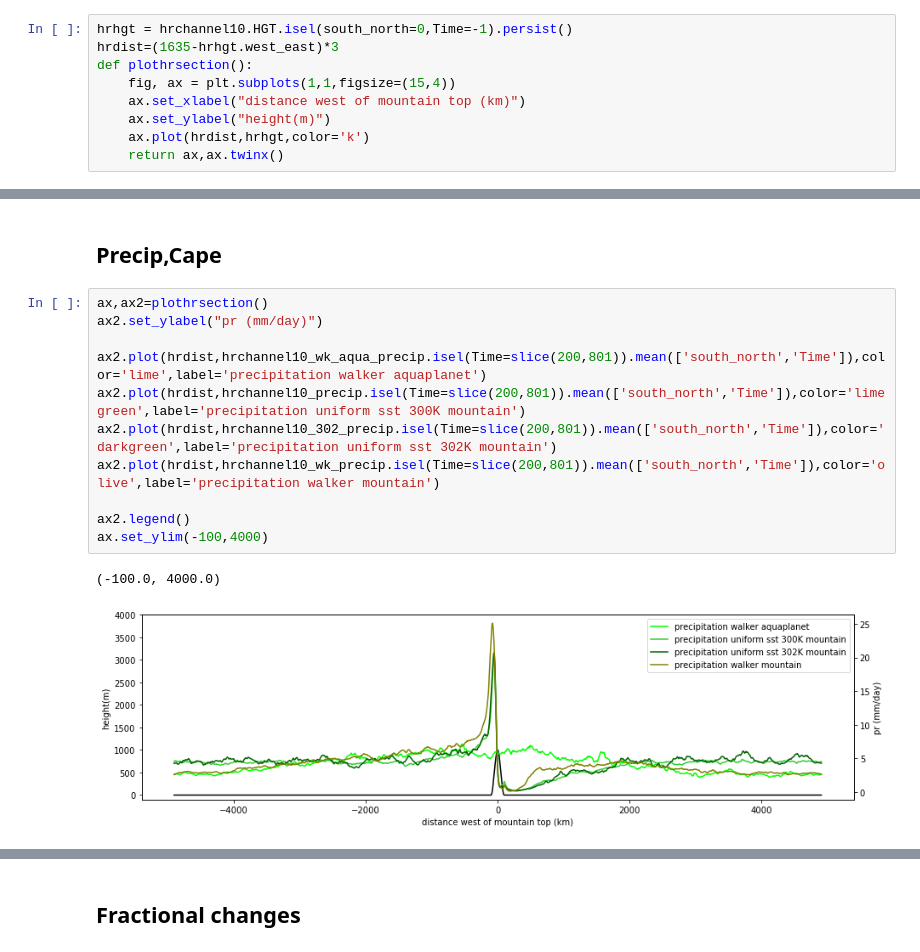
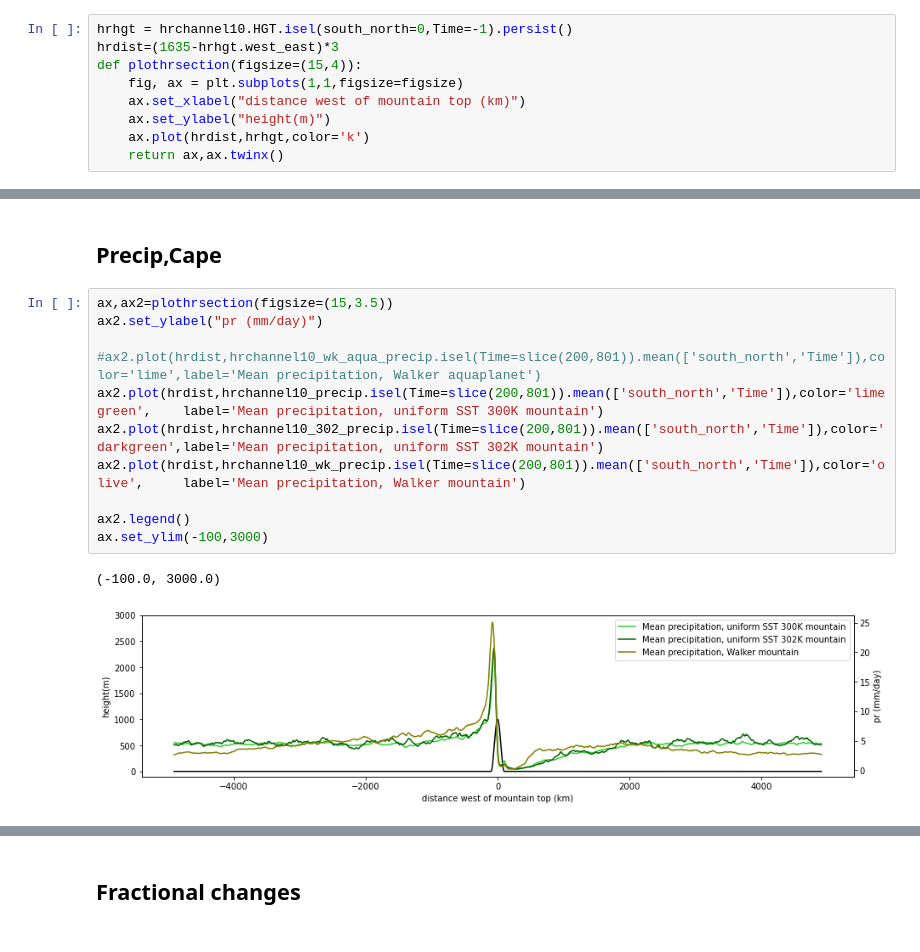
Before and after one commit to qnicolas/orographicPrecipitation, a Jupyter notebook: wrfProcessing/wrf_hrchannel_mockWalker.ipynb, the cells around one changed output, grey strips where cells are left out. Saved outputs shown, nothing was run; the diff lists cells and outputs as text.

```diff
--- a/wrfProcessing/wrf_hrchannel_mockWalker.ipynb
+++ b/wrfProcessing/wrf_hrchannel_mockWalker.ipynb
@@ -68,8 +68,8 @@ Wall time: 3.06 s
 # %%
 hrhgt = hrchannel10.HGT.isel(south_north=0,Time=-1).persist()
 hrdist=(1635-hrhgt.west_east)*3
-def plothrsection():
-    fig, ax = plt.subplots(1,1,figsize=(15,4))
+def plothrsection(figsize=(15,4)):
+    fig, ax = plt.subplots(1,1,figsize=figsize)
     ax.set_xlabel("distance west of mountain top (km)")
     ax.set_ylabel("height(m)")
     ax.plot(hrdist,hrhgt,color='k')
@@ -271,18 +304,18 @@ Text(0.5, 1.0, 'mock-Walker minus uniform SST=302K')
 # %% [markdown]
 ## Precip,Cape
 # %%
-ax,ax2=plothrsection()
+ax,ax2=plothrsection(figsize=(15,3.5))
 ax2.set_ylabel("pr (mm/day)")
 
-ax2.plot(hrdist,hrchannel10_wk_aqua_precip.isel(Time=slice(200,801)).mean(['south_north','Time']),color='lime',label='precipitation walker aquaplanet')
-ax2.plot(hrdist,hrchannel10_precip.isel(Time=slice(200,801)).mean(['south_north','Time']),color='limegreen',label='precipitation uniform sst 300K mountain')
-ax2.plot(hrdist,hrchannel10_302_precip.isel(Time=slice(200,801)).mean(['south_north','Time']),color='darkgreen',label='precipitation uniform sst 302K mountain')
-ax2.plot(hrdist,hrchannel10_wk_precip.isel(Time=slice(200,801)).mean(['south_north','Time']),color='olive',label='precipitation walker mountain')
+#ax2.plot(hrdist,hrchannel10_wk_aqua_precip.isel(Time=slice(200,801)).mean(['south_north','Time']),color='lime',label='Mean precipitation, Walker aquaplanet')
+ax2.plot(hrdist,hrchannel10_precip.isel(Time=slice(200,801)).mean(['south_north','Time']),color='limegreen',    label='Mean precipitation, uniform SST 300K mountain')
+ax2.plot(hrdist,hrchannel10_302_precip.isel(Time=slice(200,801)).mean(['south_north','Time']),color='darkgreen',label='Mean precipitation, uniform SST 302K mountain')
+ax2.plot(hrdist,hrchannel10_wk_precip.isel(Time=slice(200,801)).mean(['south_north','Time']),color='olive',     label='Mean precipitation, Walker mountain')
 
 ax2.legend()
-ax.set_ylim(-100,4000)
+ax.set_ylim(-100,3000)
 # %% [output]
-(-100.0, 4000.0)
+(-100.0, 3000.0)
-[figure, old version]
+[figure, new version]
 # %%
 ax,ax2=plothrsection()
```
Also changed, not shown: parts of 20 cells of this notebook, 14 other files.
